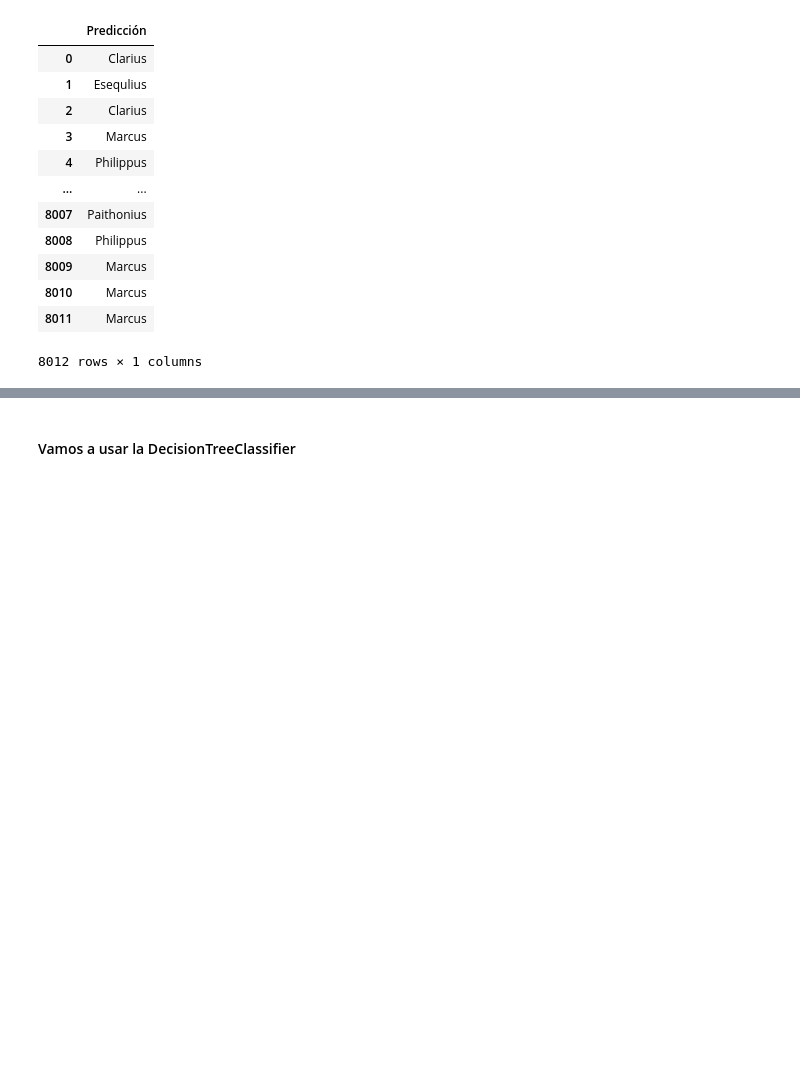
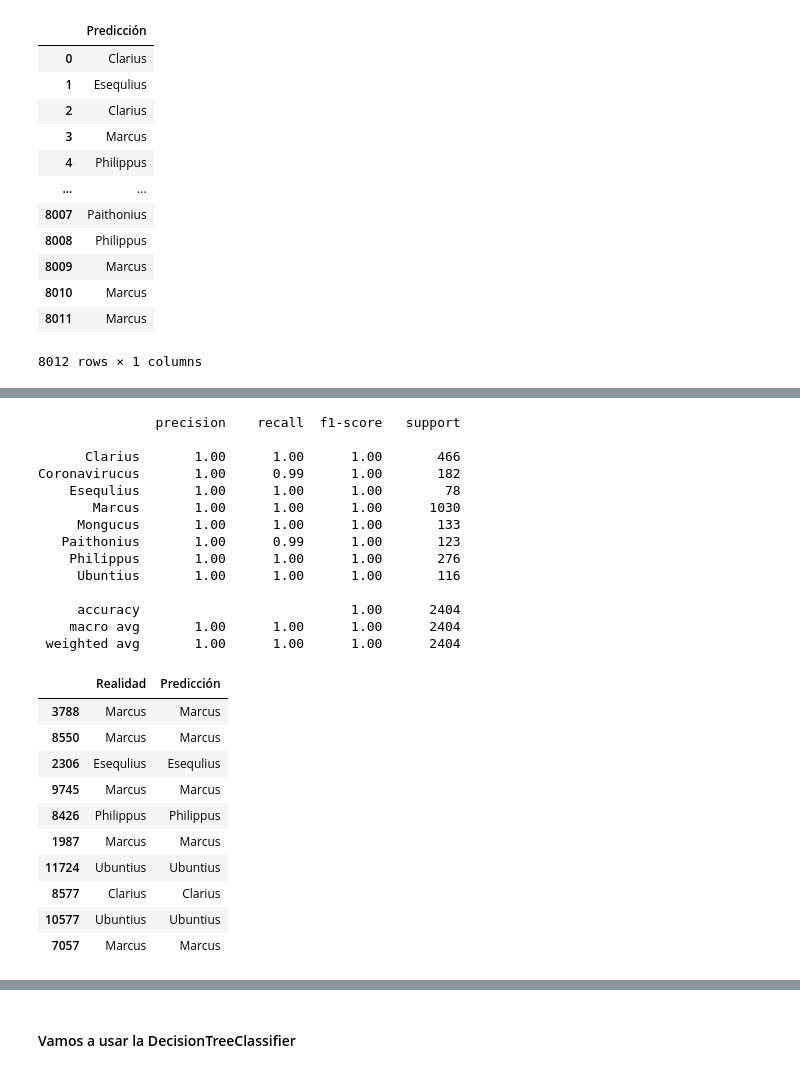
Before and after one commit to Clapiniella/lab-avila-bible, a Jupyter notebook: your-code/main.ipynb, the cells around one changed output, grey strips where cells are left out. Saved outputs shown, nothing was run; the diff lists cells and outputs as text; code cells hidden in the pictures; blank space fills up the shorter version.

```diff
--- a/your-code/main.ipynb
+++ b/your-code/main.ipynb
@@ -441,0 +442,40 @@ res.json()
+# %%
+from sklearn.experimental import enable_hist_gradient_boosting
+from sklearn.ensemble import HistGradientBoostingClassifier
+
+#Usamos el HistGradientBoostingClassifier parea hacer la predicicón
+predHGB = HistGradientBoostingClassifier()
+data_trainerHGB = predHGB.fit(X_train, y_train)
+
+y_predHGB = data_trainerHGB.predict(X_test)
+print(classification_report(y_test,y_predHGB))
+
+#Lo aplicamos para hacer la predicción
+compareHGB = pd.DataFrame({'Realidad':y_test, 'Predicción':y_predHGB})
+compareHGB.head(10)
+# %% [output]
+               precision    recall  f1-score   support
+
+      Clarius       1.00      1.00      1.00       466
+Coronavirucus       1.00      0.99      1.00       182
+    Esequlius       1.00      1.00      1.00        78
+       Marcus       1.00      1.00      1.00      1030
+     Mongucus       1.00      1.00      1.00       133
+   Paithonius       1.00      0.99      1.00       123
+    Philippus       1.00      1.00      1.00       276
+     Ubuntius       1.00      1.00      1.00       116
+
+     accuracy                           1.00      2404
+    macro avg       1.00      1.00      1.00      2404
+ weighted avg       1.00      1.00      1.00      2404
+|  | Realidad | Predicción |
+| 3788 | Marcus | Marcus |
+| 8550 | Marcus | Marcus |
+| 2306 | Esequlius | Esequlius |
+| 9745 | Marcus | Marcus |
+| 8426 | Philippus | Philippus |
+| 1987 | Marcus | Marcus |
+| 11724 | Ubuntius | Ubuntius |
+| 8577 | Clarius | Clarius |
+| 10577 | Ubuntius | Ubuntius |
+| 7057 | Marcus | Marcus |
```
Also changed, not shown: parts of 20 cells of this notebook, 4 other files.
